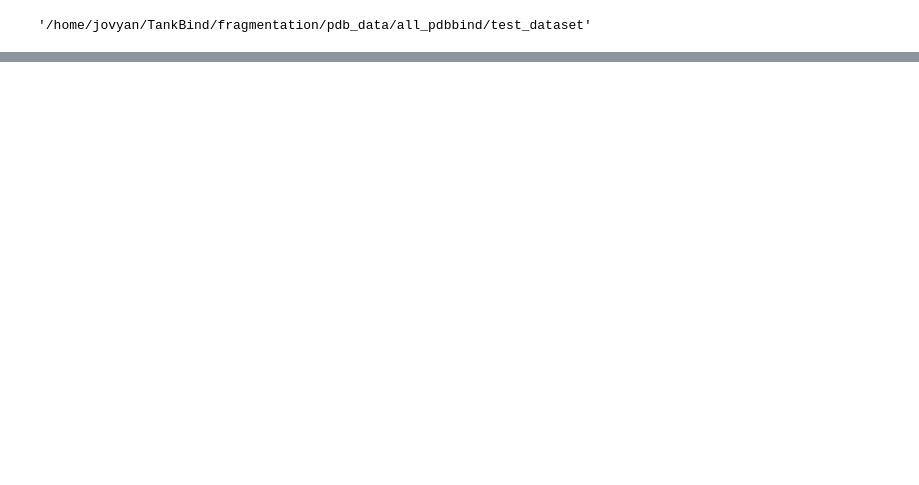
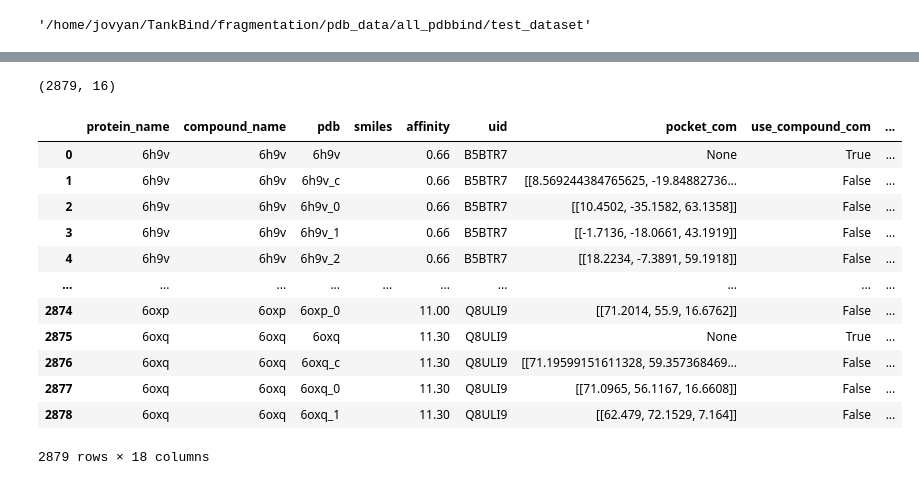
Before and after one commit to liuhaibinrobin/dockpublic, a Jupyter notebook: examples/construction_PDBbind_training_and_test_dataset.ipynb, the cells around one changed output, grey strips where cells are left out. Cells and saved outputs as stored; diff of their text form; code cells hidden in the pictures; blank space fills up the shorter version.

```diff
--- a/examples/construction_PDBbind_training_and_test_dataset.ipynb
+++ b/examples/construction_PDBbind_training_and_test_dataset.ipynb
@@ -308,6 +308,7 @@ Processing...
 Done!
 ['/home/jovyan/TankBind/fragmentation/pdb_data/all_pdbbind/dataset/processed/data.pt', '/home/jovyan/TankBind/fragmentation/pdb_data/all_pdbbind/dataset/processed/protein.pt', '/home/jovyan/TankBind/f ...
 # %%
+toFilePre = f"{pre}/dataset"
 dataset = TankBindDataSet(toFilePre)
 # %% [output]
 ['/home/jovyan/TankBind/fragmentation/pdb_data/all_pdbbind/dataset/processed/data.pt', '/home/jovyan/TankBind/fragmentation/pdb_data/all_pdbbind/dataset/processed/protein.pt', '/home/jovyan/TankBind/f ...
@@ -348,0 +381,34 @@ array(['test'], dtype=object)
+# %%
+info.shape
+# %% [output]
+(2879, 16)
+# %%
+def is_ligand_pocket(pdb):
+    if len(pdb) == 4:
+        return True
+    else:
+        return False
+
+info['is_ligand_pocket'] = info.pdb.apply(lambda x:is_ligand_pocket(x))
+pdb_to_num_contact = info.query("is_ligand_pocket").set_index("pdb")['num_contact'].to_dict()
+info['base_pdb'] = info.pdb.apply(lambda x: x.split("_")[0])
+info['native_num_contact'] = info.base_pdb.apply(lambda x: pdb_to_num_contact[x])
+info['cover_contact_ratio'] = info['num_contact'] / info['native_num_contact']
+use_whole_protein_list = set(info.base_pdb.unique()) - set(info.query("not is_ligand_pocket").base_pdb)
+# assume we don't know the true ligand binding site.
+# %%
+info
+# %% [output]
+|  | protein_name | compound_name | pdb | smiles | affinity | uid | pocket_com | use_compound_com | ... |
+| 0 | 6h9v | 6h9v | 6h9v |  | 0.66 | B5BTR7 | None | True | ... |
+| 1 | 6h9v | 6h9v | 6h9v_c |  | 0.66 | B5BTR7 | [[8.569244384765625, -19.84882736... | False | ... |
+| 2 | 6h9v | 6h9v | 6h9v_0 |  | 0.66 | B5BTR7 | [[10.4502, -35.1582, 63.1358]] | False | ... |
+| 3 | 6h9v | 6h9v | 6h9v_1 |  | 0.66 | B5BTR7 | [[-1.7136, -18.0661, 43.1919]] | False | ... |
+| 4 | 6h9v | 6h9v | 6h9v_2 |  | 0.66 | B5BTR7 | [[18.2234, -7.3891, 59.1918]] | False | ... |
+| ... | ... | ... | ... | ... | ... | ... | ... | ... | ... |
+| 2874 | 6oxp | 6oxp | 6oxp_0 |  | 11.00 | Q8ULI9 | [[71.2014, 55.9, 16.6762]] | False | ... |
+| 2875 | 6oxq | 6oxq | 6oxq |  | 11.30 | Q8ULI9 | None | True | ... |
+| 2876 | 6oxq | 6oxq | 6oxq_c |  | 11.30 | Q8ULI9 | [[71.19599151611328, 59.357368469... | False | ... |
+| 2877 | 6oxq | 6oxq | 6oxq_0 |  | 11.30 | Q8ULI9 | [[71.0965, 56.1167, 16.6608]] | False | ... |
+| 2878 | 6oxq | 6oxq | 6oxq_1 |  | 11.30 | Q8ULI9 | [[62.479, 72.1529, 7.164]] | False | ... |
+2879 rows × 18 columns
```
Also changed, not shown: parts of 9 cells of this notebook.
